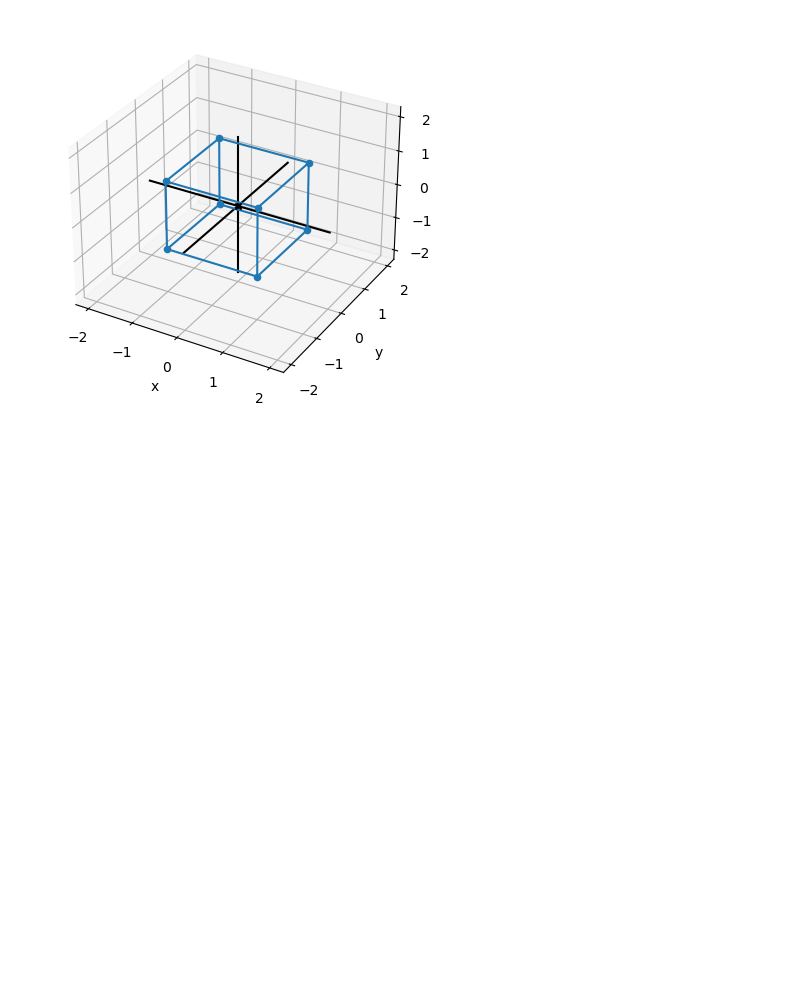
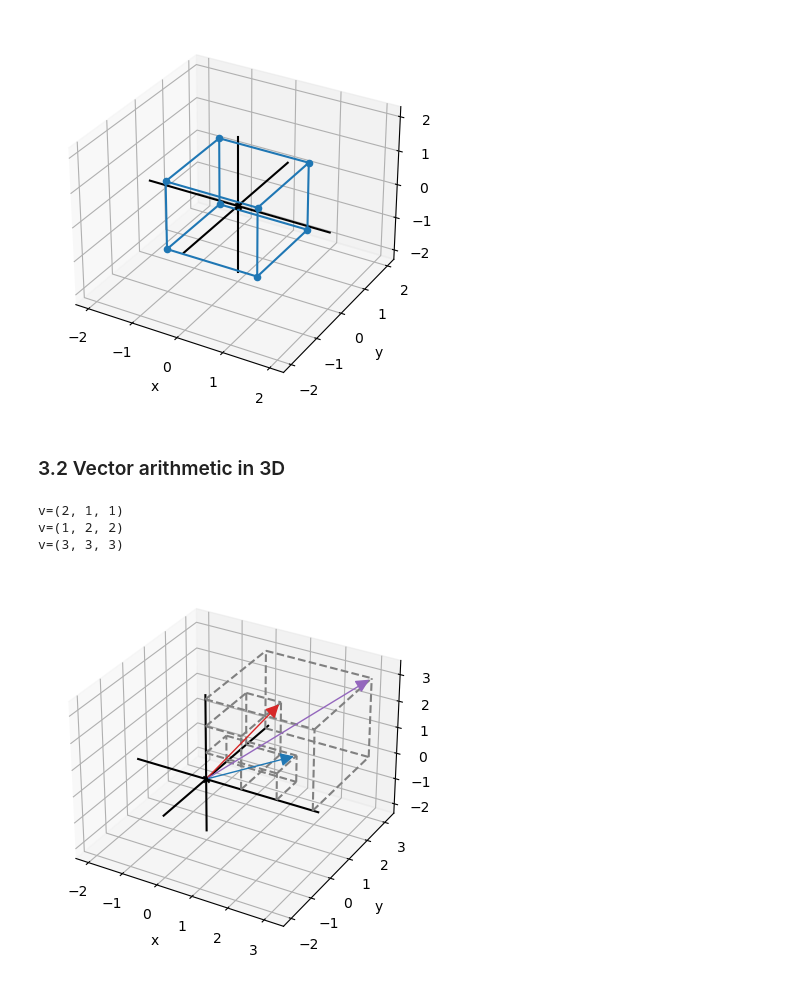
Before and after one commit to quinnphil/math-for-programmers, a Jupyter notebook: C03/C03 - Ascending to the 3D world.ipynb, the cells around one changed output. Drawn from its saved outputs; the diff is of its cells as text; code cells hidden in the pictures; blank space fills up the shorter version.

```diff
--- a/C03/C03 - Ascending to the 3D world.ipynb
+++ b/C03/C03 - Ascending to the 3D world.ipynb
@@ -77,3 +77,31 @@ draw3d(
 ((-1, 1, -1), (-1, 1, 1))
 ((-1, -1, -1), (-1, -1, 1))
 [figure]
+# %% [markdown]
+### 3.2 Vector arithmetic in 3D
+# %%
+def add(*vectors):
+    by_coordinate = zip(*vectors)
+    coordinate_sums = [sum(coords) for coords in by_coordinate]
+    return tuple(coordinate_sums)
+
+a = (2,1,1)
+b = (1,2,2)
+c = add(a, b)
+
+for v in [a,b,c]:
+    print(f"{v=}")
+
+draw3d(
+    Arrow3D(a, color=blue),
+    Box3D(*a),
+    Arrow3D(b, color=red),
+    Box3D(*b),
+    Arrow3D(c, color=purple),
+    Box3D(*c)
+)
+# %% [output]
+v=(2, 1, 1)
+v=(1, 2, 2)
+v=(3, 3, 3)
+[figure, added]
```
Also changed, not shown: parts of 2 cells of this notebook.
